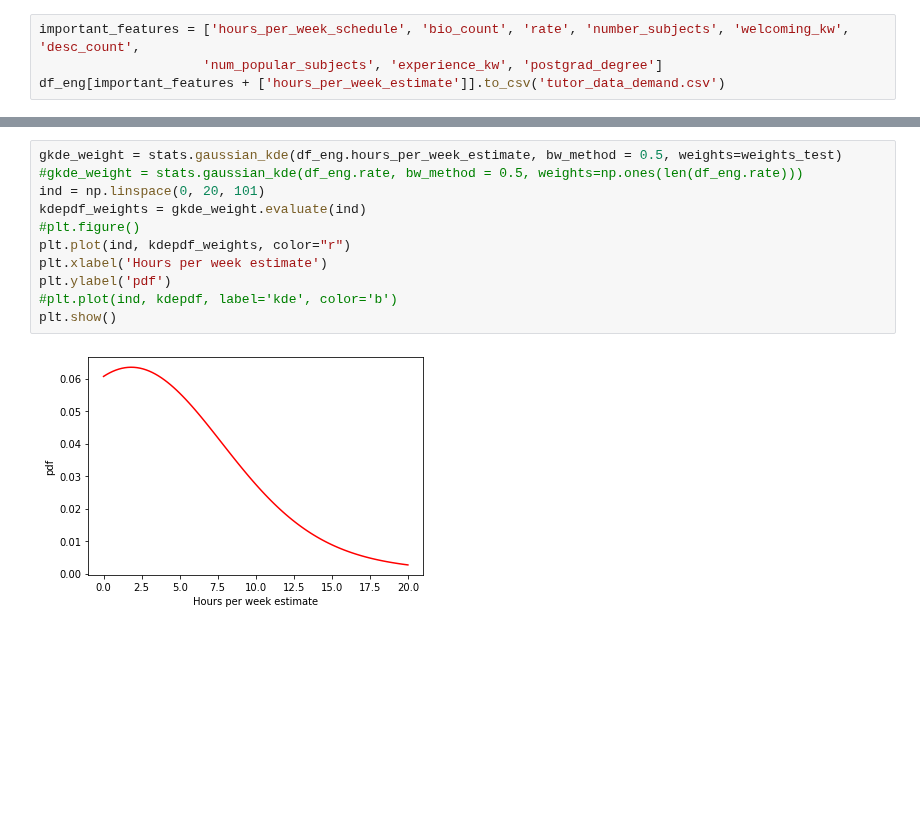
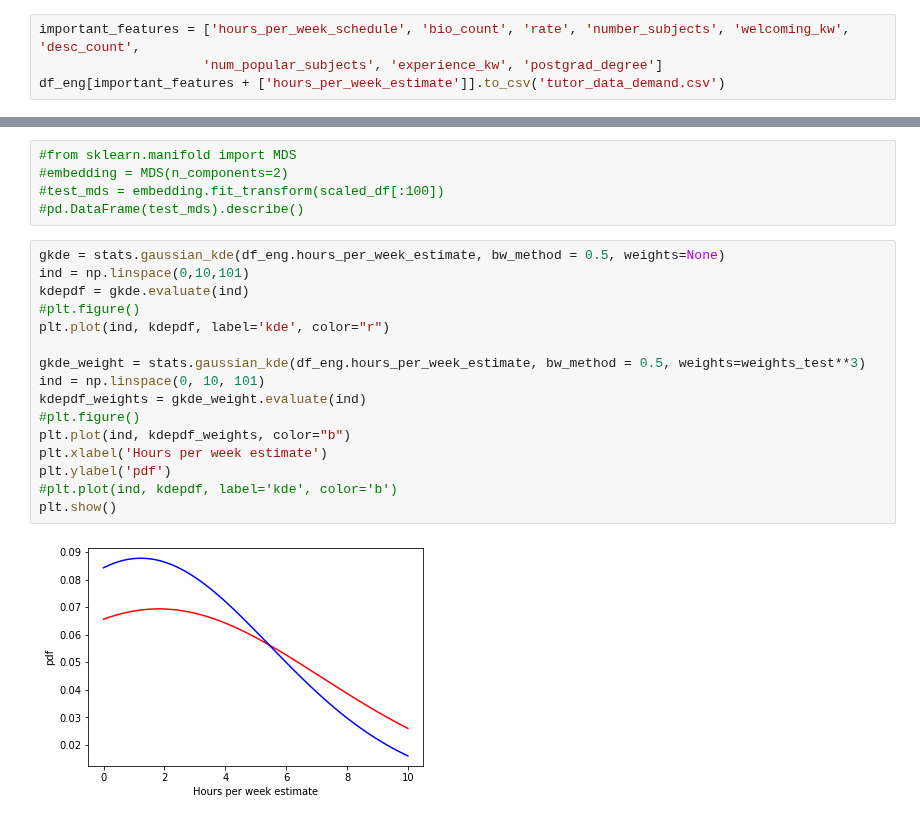
Before and after one commit to vijayoct27/tutor_prediction, a Jupyter notebook: tutor_demand.ipynb, the cells around one changed output, grey strips where cells are left out. Cells and saved outputs as stored; diff of their text form; blank space fills up the shorter version.

```diff
--- a/tutor_demand.ipynb
+++ b/tutor_demand.ipynb
@@ -348,16 +352,26 @@ weights_test = (1. / np.linalg.norm(input_test - test_pca, axis=-1))
+# %%
+#from sklearn.manifold import MDS
+#embedding = MDS(n_components=2)
+#test_mds = embedding.fit_transform(scaled_df[:100])
+#pd.DataFrame(test_mds).describe()
 # %%
-gkde_weight = stats.gaussian_kde(df_eng.hours_per_week_estimate, bw_method = 0.5, weights=weights_test)
-#gkde_weight = stats.gaussian_kde(df_eng.rate, bw_method = 0.5, weights=np.ones(len(df_eng.rate)))
-ind = np.linspace(0, 20, 101)
+gkde = stats.gaussian_kde(df_eng.hours_per_week_estimate, bw_method = 0.5, weights=None)
+ind = np.linspace(0,10,101)
+kdepdf = gkde.evaluate(ind)
+#plt.figure()
+plt.plot(ind, kdepdf, label='kde', color="r")
+
+gkde_weight = stats.gaussian_kde(df_eng.hours_per_week_estimate, bw_method = 0.5, weights=weights_test**3)
+ind = np.linspace(0, 10, 101)
 kdepdf_weights = gkde_weight.evaluate(ind)
 #plt.figure()
-plt.plot(ind, kdepdf_weights, color="r")
+plt.plot(ind, kdepdf_weights, color="b")
 plt.xlabel('Hours per week estimate')
 plt.ylabel('pdf')
 #plt.plot(ind, kdepdf, label='kde', color='b')
 plt.show()
 # %% [output]
-[figure, old version]
+[figure, new version]
 # %%
 scaler = StandardScaler()
 scaled_df = scaler.fit_transform(df_eng[important_features])
```
Also changed, not shown: parts of 14 cells of this notebook, 2 other files.
